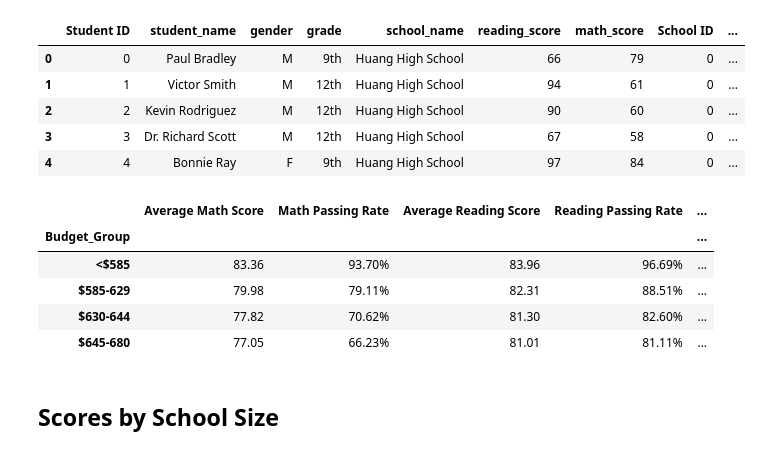
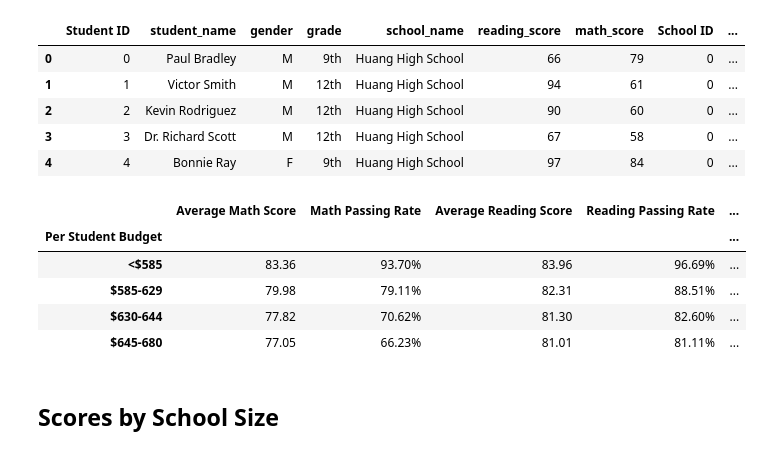
Before and after one commit to DownOnTheFarm/PyCitySchools, a Jupyter notebook: Instructions/PyCitySchools/PyCitySchools_starter.ipynb, the cells around one changed output. Cells and saved outputs as stored; diff of their text form; code cells hidden in the pictures.

```diff
--- a/Instructions/PyCitySchools/PyCitySchools_starter.ipynb
+++ b/Instructions/PyCitySchools/PyCitySchools_starter.ipynb
@@ -354,38 +354,43 @@ fullData_df.head()
 # %%
 # Create Bins
 bins = [0, 585, 630, 645, 680]
 spendingRange = ['<$585', '$585-629', '$630-644', '$645-680']
 
 fullData_df['Budget_Group'] = pd.cut(fullData_df['budget']/fullData_df['size'],bins, labels=spendingRange)
 
 # Group By Spending
 spendGroup = fullData_df.groupby('Budget_Group')
 
 # Calculations
 avgMath_spend = spendGroup['math_score'].mean()
 avgRead_spend = spendGroup['reading_score'].mean()
 percMath_spend = fullData_df[fullData_df['math_score'] >=70].groupby('Budget_Group')['Student ID'].count()/spendGroup['Student ID'].count()
 percRead_spend = fullData_df[fullData_df['reading_score'] >=70].groupby('Budget_Group')['Student ID'].count()/spendGroup['Student ID'].count()
 percOver_spend = fullData_df[(fullData_df['reading_score'] >= 70) & (fullData_df['math_score'] >= 70)].groupby('Budget_Group')['Student ID'].count()/spendGroup['Student ID'].count()
 
 # Build and Display DataFrame
 scoresBy_spend = pd.DataFrame({"Average Math Score": avgMath_spend,
                                 "Math Passing Rate": percMath_spend,
                                     "Average Reading Score": avgRead_spend,
                                         "Reading Passing Rate": percRead_spend,
                                             "Overall Passing Rate": percOver_spend})
+# Reorder Columns
+scoresBy_spend = scoresBy_spend[['Average Math Score',
+                                    'Math Passing Rate',
+                                        'Average Reading Score',
+                                            'Reading Passing Rate',
+                                                'Overall Passing Rate']]
 
-scoresBy_spend.style.format({'Total # of Students': '{:,}',
-                          "Total School Budget": "${:20,.0f}",
-                          "Per Student Budget": "${:20,.0f}",
-                          'Average Math Score': "{:.2f}",
-                          'Average Reading Score': "{:.2f}",
-                          "Math Passing Rate": "{:.2%}",
-                          "Reading Passing Rate": "{:.2%}",
-                          "Overall Passing Rate": "{:.2%}"})
+scoresBy_spend.index.name = "Per Student Budget"
+
+scoresBy_spend.style.format({'Average Math Score': "{:.2f}",
+                              'Average Reading Score': "{:.2f}",
+                                  "Math Passing Rate": "{:.2%}",
+                                    "Reading Passing Rate": "{:.2%}",
+                                      "Overall Passing Rate": "{:.2%}"})
 # %% [output]
 |  | Average Math Score | Math Passing Rate | Average Reading Score | Reading Passing Rate | ... |
-| Budget_Group |  |  |  |  | ... |
+| Per Student Budget |  |  |  |  | ... |
 | <$585 | 83.36 | 93.70% | 83.96 | 96.69% | ... |
 | $585-629 | 79.98 | 79.11% | 82.31 | 88.51% | ... |
 | $630-644 | 77.82 | 70.62% | 81.30 | 82.60% | ... |
```
Also changed, not shown: parts of 2 cells of this notebook.
